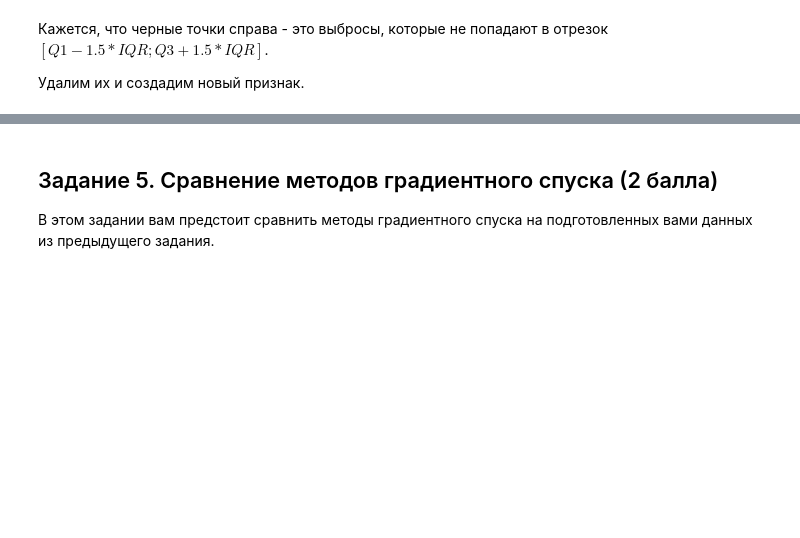
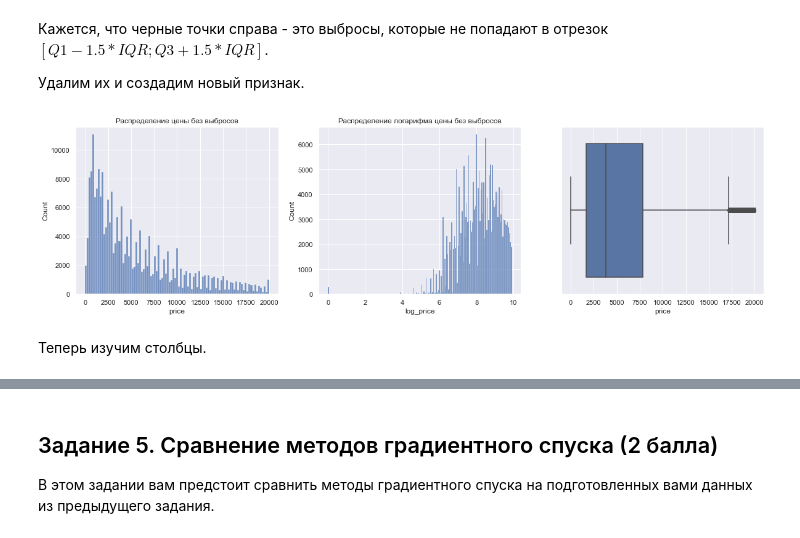
Before and after one commit to kkorolev1/machine-learning-1, a Jupyter notebook: hw/practice-03/homework-practice-03-gd.ipynb, the cells around one changed output, grey strips where cells are left out. Cells and saved outputs as stored; diff of their text form; code cells hidden in the pictures; blank space fills up the shorter version.

```diff
--- a/hw/practice-03/homework-practice-03-gd.ipynb
+++ b/hw/practice-03/homework-practice-03-gd.ipynb
@@ -409,3 +409,17 @@ Name: price, dtype: float64
 data = data[data['price'] < 20000]
 # %%
 data.loc[:, 'log_price'] = np.log(data.loc[:, 'price'])
+# %%
+fig, axes = plt.subplots(1,3,figsize=(20,5))
+
+sns.histplot(data['price'], ax=axes[0])
+axes[0].set(title='Распределение цены без выбросов');
+
+sns.histplot(data['log_price'], ax=axes[1])
+axes[1].set(title='Распределение логарифма цены без выбросов');
+
+sns.boxplot(x=data['price'], ax=axes[2]);
+# %% [output]
+[figure, added]
+# %% [markdown]
+Теперь изучим столбцы.
```
Also changed, not shown: parts of 30 cells of this notebook, 2 other files.
